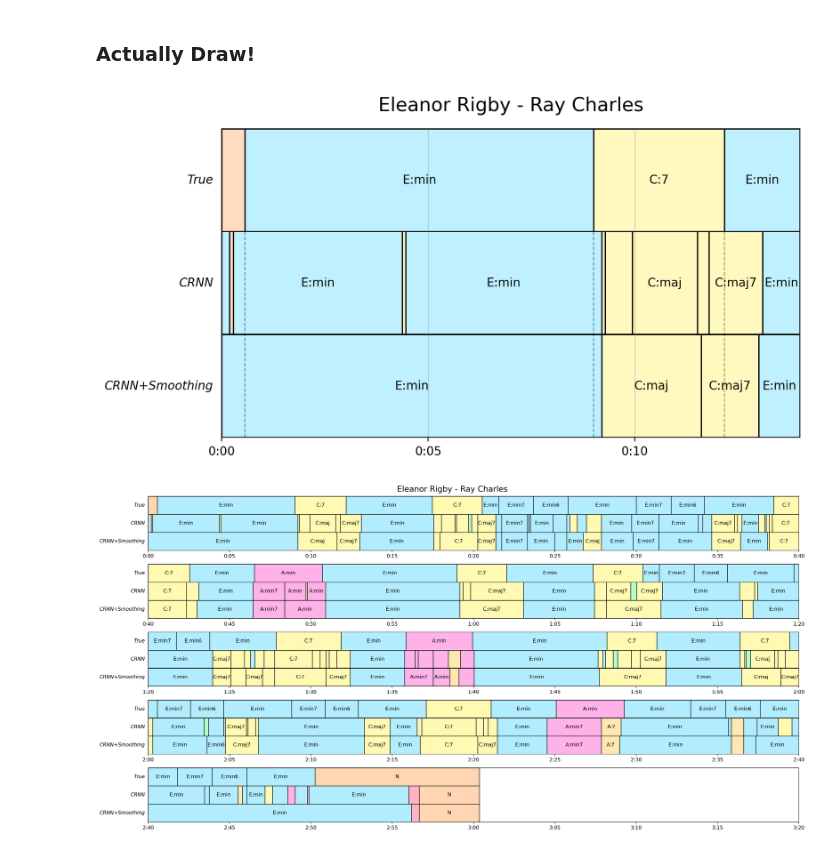
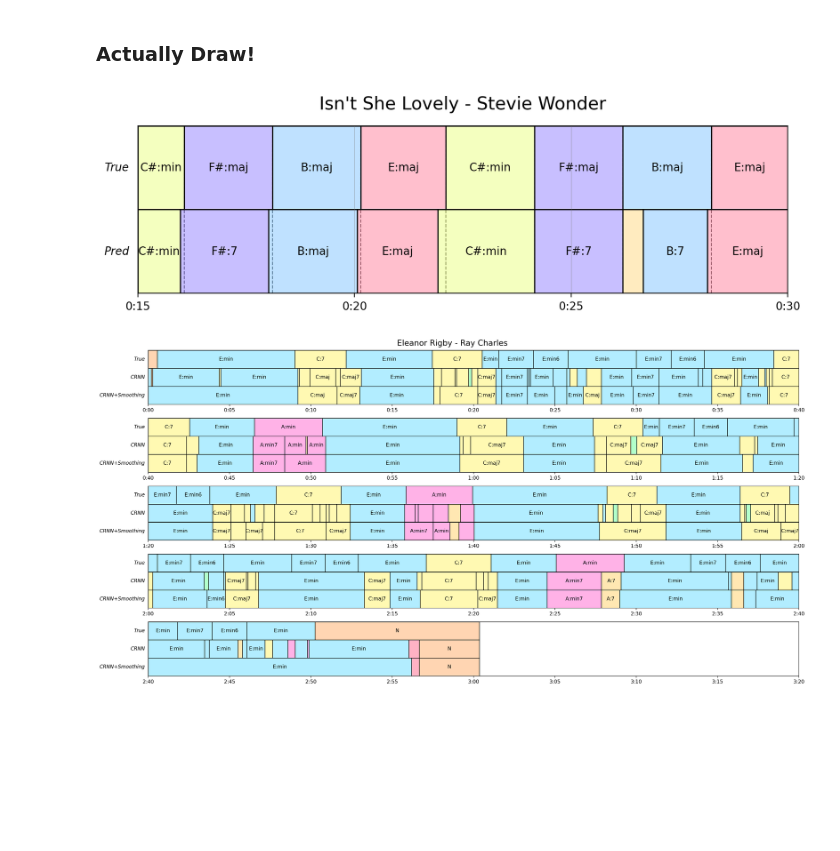
Before and after one commit to PierreRL/AutomaticChordRecognition, a Jupyter notebook: notebooks/experiments/7. Qualitative Testing.ipynb, the cells around one changed output. Cells and saved outputs as stored; diff of their text form; code cells hidden in the pictures; blank space fills up the shorter version.

```diff
--- a/notebooks/experiments/7. Qualitative Testing.ipynb
+++ b/notebooks/experiments/7. Qualitative Testing.ipynb
@@ -7,8 +7,8 @@ import os
 
 import torch
 
-from src.models.crnn import get_model
 from src.utils import get_torch_device, id_to_chord_map, get_chord_annotation, HOP_LENGTH, SR
+from src.models.crnn import CRNN
 
 frame_to_secs = lambda x: round(x * (HOP_LENGTH / SR), 2)
 
@@ -48,12 +48,30 @@ def chord_frames_to_sequence(pred_classes):
     )
 
     return chords
+
+def get_model(
+    exp_dir="final_experiments/synthetic_data/",
+    # exp_dir="hparams_random/segment_length_28_layers_1_hidden_size_201",
+    hmm=True,
+    hmm_alpha=0.2,
+    device=None,
+):
+    if device is None:
+        device = get_torch_device()
+    state_dict = torch.load(
+        f"./results/{exp_dir}/best_model.pth", map_location=device, weights_only=True
+    )
+    model = CRNN(hmm_smoothing=hmm, hmm_alpha=hmm_alpha, structured_loss=True)
+    model.load_state_dict(state_dict)
+    model.eval()
+    model.to(device)
+    return model
 # %%
-model = get_model(hmm=False)
-model_smooth = get_model(hmm=True, hmm_alpha=0.2)
+model = get_model()
+# model_smooth = get_model(hmm=True, hmm_alpha=0.2)
 device = get_torch_device()
 DIR = 'data/processed'
-filename = "raycharles_eleanorrigby"
+filename = "steviewonder_isntshelovely"
 cqt = torch.load(f"{DIR}/cache/4096/cqts/{filename}.pt", weights_only=True)
 # %%
 preds = model.predict(cqt.unsqueeze(0).to(device)).squeeze()
@@ -514,19 +532,19 @@ def plot_chord_block_wrapped(
 # %%
 plot_chord_block(
     {
         "True": true_chords,
-        "CRNN": preds,
-        "CRNN+Smoothing": preds_smooth
+        "Pred": preds,
+        # "CRNN+Smoothing": preds_smooth
     },
-    window=(0, 14),
+    window=(15, 30),
     width_per_second=0.6,
-    title="Eleanor Rigby - Ray Charles",
+    title="Isn't She Lovely - Stevie Wonder",
     draw_chord_change_lines=True,
     save_as='hmm_smoothing_example',
     seed=5
 )
 # %% [output]
-[figure, old version]
+[figure, new version]
 # %%
 plot_chord_block_wrapped(
     {
```
Also changed, not shown: parts of 3 cells of this notebook, 19 other files.
